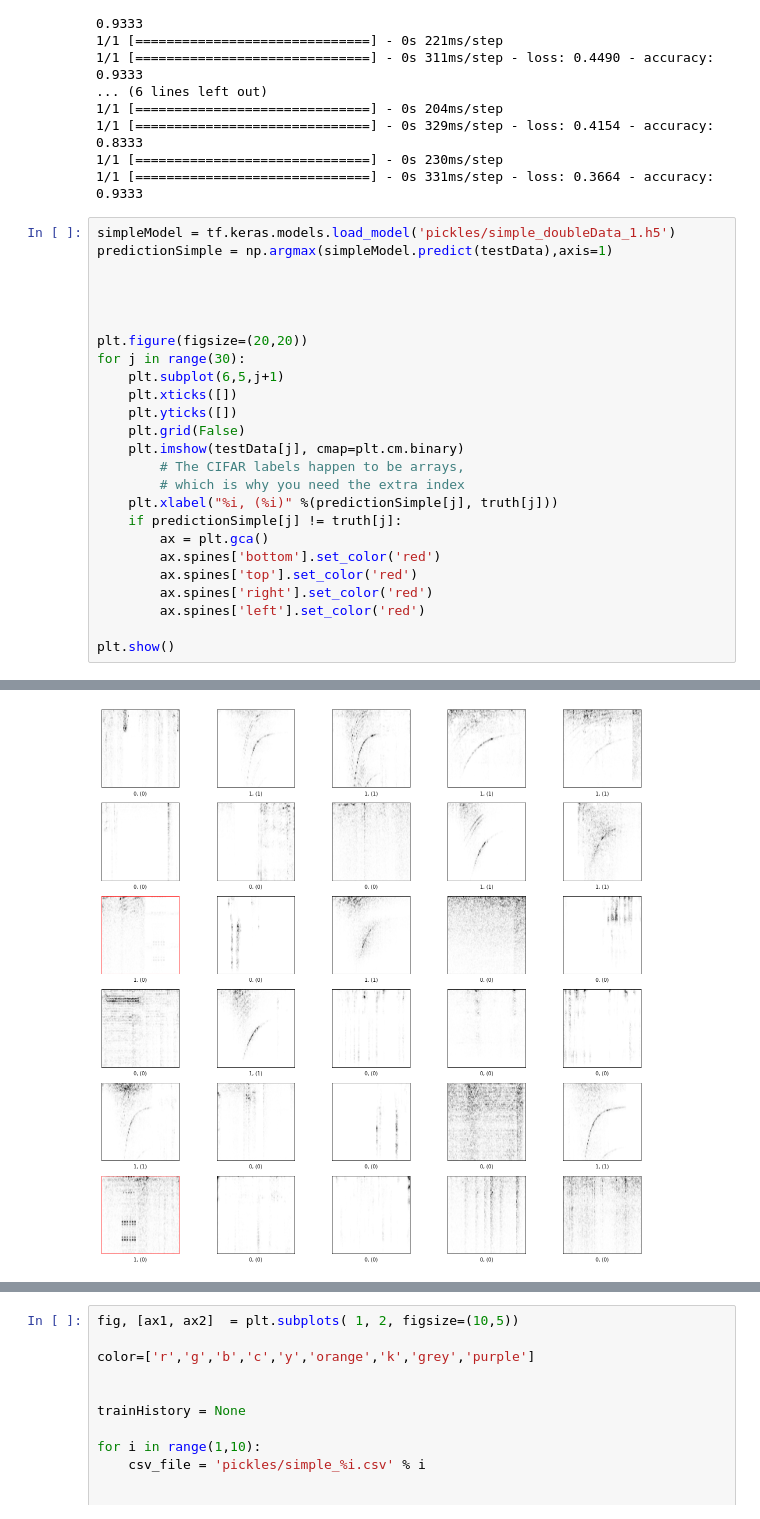
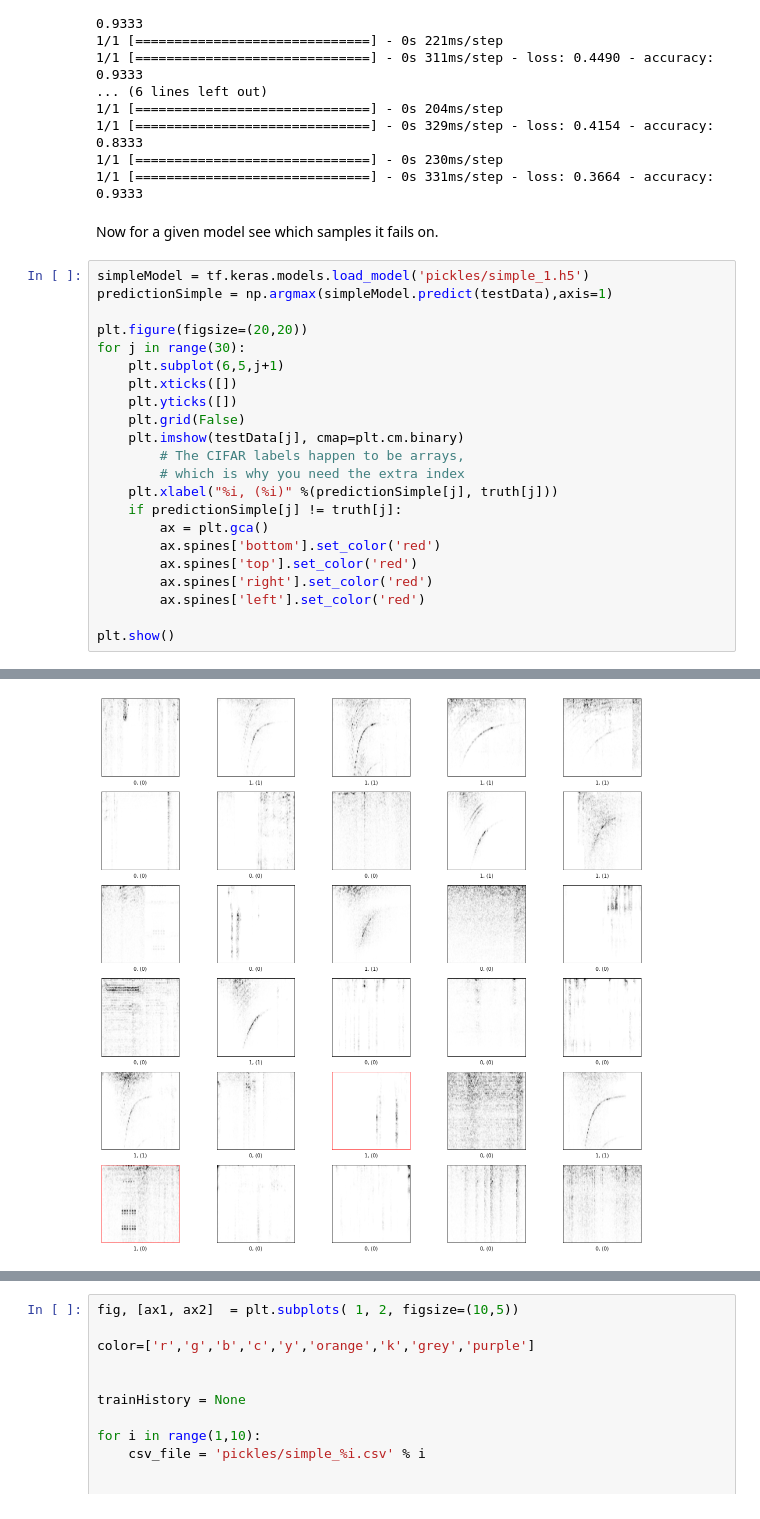
Before and after one commit to davidharvey1986/rocketDetector, a Jupyter notebook: testModelCNN.ipynb, the cells around one changed output, grey strips where cells are left out. Saved outputs shown, nothing was run; the diff lists cells and outputs as text.

```diff
--- a/testModelCNN.ipynb
+++ b/testModelCNN.ipynb
@@ -56,12 +55,11 @@ for i in range(1,10):
 1/1 [==============================] - 0s 329ms/step - loss: 0.4154 - accuracy: 0.8333
 1/1 [==============================] - 0s 230ms/step
 1/1 [==============================] - 0s 331ms/step - loss: 0.3664 - accuracy: 0.9333
+# %% [markdown]
+Now for a given model see which samples it fails on.
 # %%
-simpleModel = tf.keras.models.load_model('pickles/simple_doubleData_1.h5')
+simpleModel = tf.keras.models.load_model('pickles/simple_1.h5')
 predictionSimple = np.argmax(simpleModel.predict(testData),axis=1)
-
-
-
 
 plt.figure(figsize=(20,20))
 for j in range(30):
@@ -86 +84 @@ plt.show()
-[figure, old version]
+[figure, new version]
```
Also changed, not shown: parts of 12 cells of this notebook, 13 other files.
